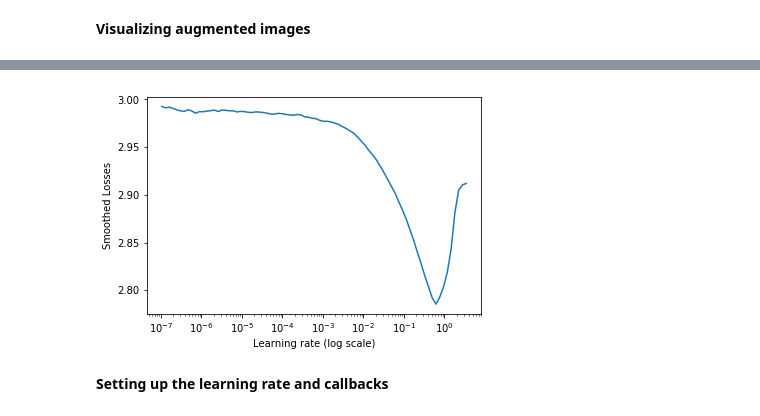
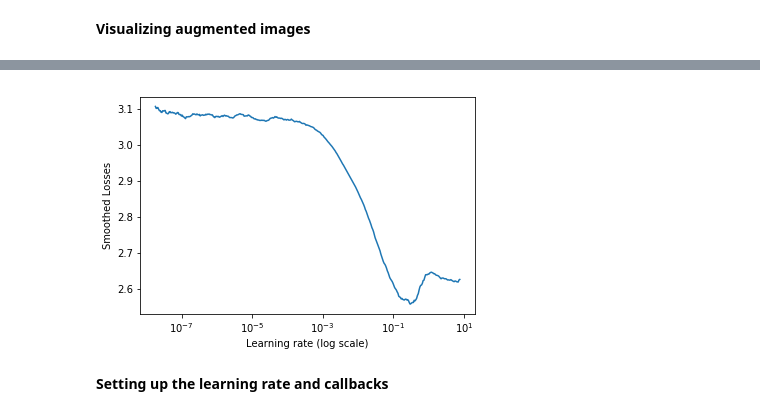
Before and after one commit to selfishhari/EVP, a Jupyter notebook: Assignment_13/assignment_13.ipynb, the cells around one changed output, grey strips where cells are left out. Cells and saved outputs as stored; diff of their text form; code cells hidden in the pictures.

```diff
--- a/Assignment_13/assignment_13.ipynb
+++ b/Assignment_13/assignment_13.ipynb
@@ -323,7 +562,7 @@ class showLR( Callback ) :
 datagen = ImageDataGenerator(zoom_range=0.0,
                              horizontal_flip=True,
                              featurewise_center=True,featurewise_std_normalization=True,
-                            preprocessing_function=get_random_eraser(v_l=0, v_h=1)
+                            preprocessing_function=get_random_eraser_and_crop(v_l=0, v_h=1)
                             )
 
 
@@ -460,19 +699,22 @@ model.compile(optimizer=sgd, loss='categorical_crossentropy', metrics=['accuracy
 start = time.time()
 # Train the model
 
-bs = int(128 * 4)
+bs = int(128)
 
 
 step_size_clr = int(train_features.shape[0])//bs
 
 lr_finder = LR_Finder(start_lr=1e-8, end_lr=10, step_size=step_size_clr)
+
 """
 lr_finder = LRFinder(train_features.shape[0], bs,
-                       1e-8, 1,
+                       1e-3, 1,
                        # validation_data=(X_val, Y_val),
                        lr_scale='exp', save_dir='.', verbose=0)
 
 """
+
+
 
 
 model_info = model.fit_generator(datagen.flow(X_train_da, y_train_da, batch_size = bs),
@@ -493,4 +735,4 @@ Model took 26.75 seconds to train
-[figure, old version]
+[figure, new version]
 # %% [markdown]
 **Setting up the learning rate and callbacks**
 # %%
```
Also changed, not shown: parts of 19 cells of this notebook.
